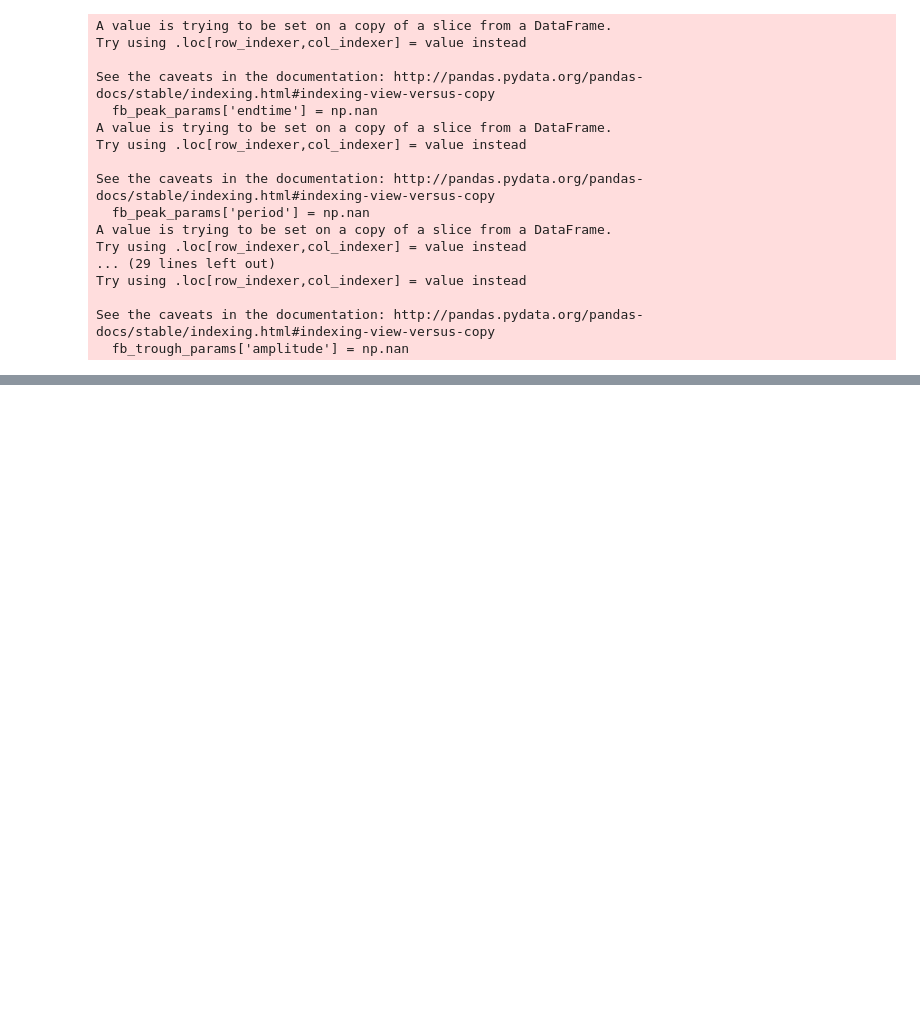
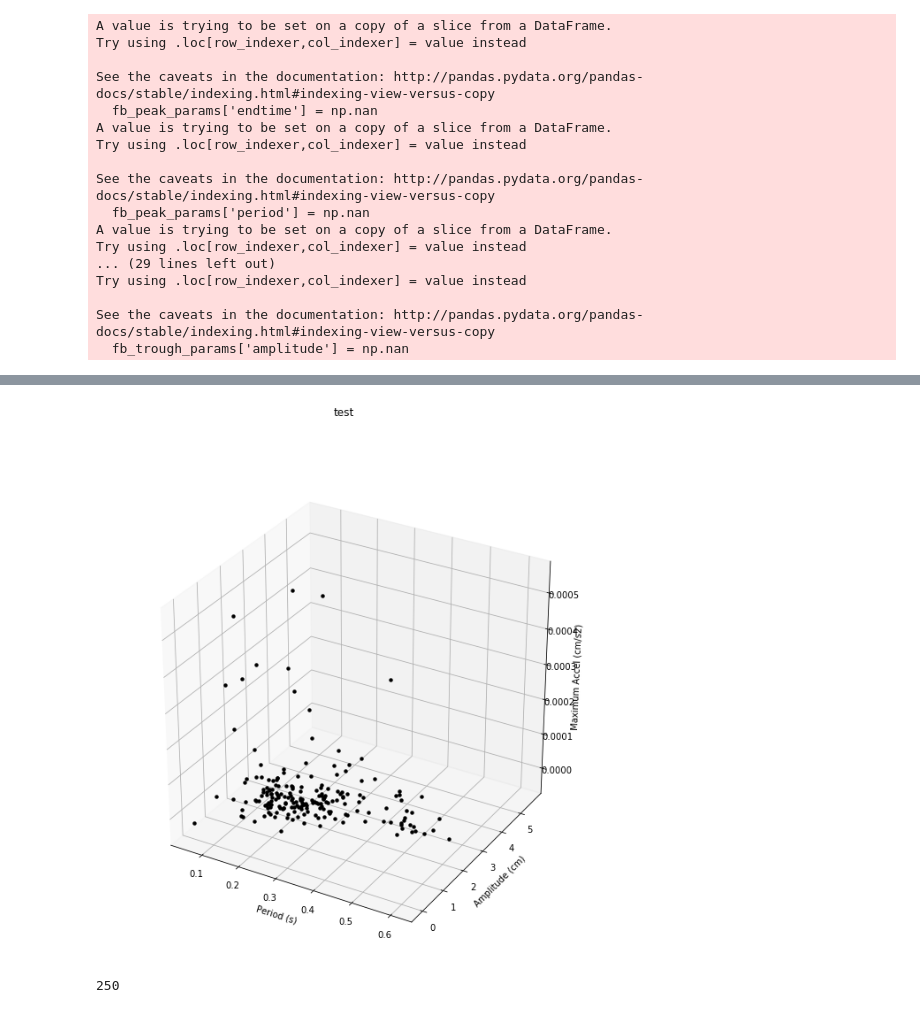
Before and after one commit to kfeilich/FishTrackProcessing, a Jupyter notebook: AccelerationCodeTesting.ipynb, the cells around one changed output, grey strips where cells are left out. Drawn from its saved outputs; the diff is of its cells as text; code cells hidden in the pictures; blank space fills up the shorter version.

```diff
--- a/AccelerationCodeTesting.ipynb
+++ b/AccelerationCodeTesting.ipynb
@@ -142,3 +124,8 @@ print(fb_trough_params)
+# %%
+plot_analysis("test",tracklist.keys(), finbeat_byT)
+# %% [output]
+[figure, added]
+250
 # %%
 tracklist_subset = ['Bass1S12', 'Bass1S09', 'Bass1S06']
 
```
Also changed, not shown: parts of 5 cells of this notebook, 3 other files.
